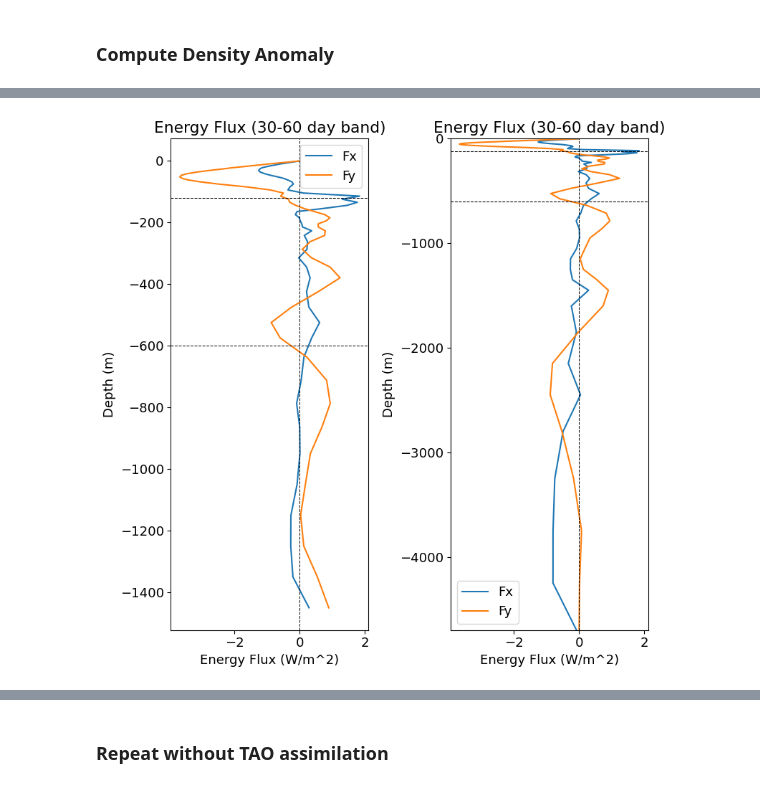
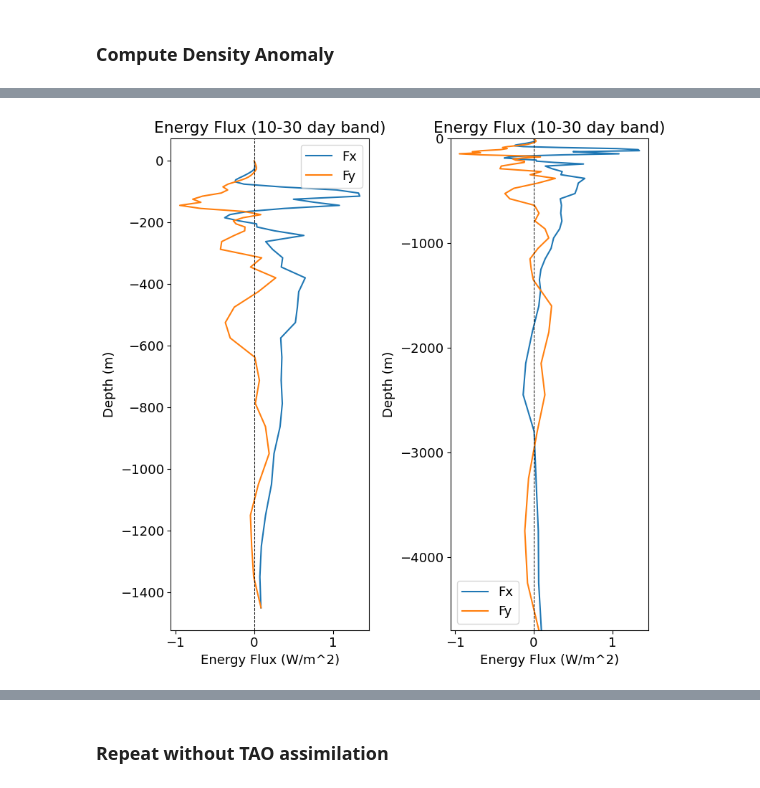
Before and after one commit to eldavenport/yanai-waves, a Jupyter notebook: tpose_wave_energy_flux_highfreq.ipynb, the cells around one changed output, grey strips where cells are left out. Cells and saved outputs as stored; diff of their text form; code cells hidden in the pictures.

```diff
--- a/tpose_wave_energy_flux_highfreq.ipynb
+++ b/tpose_wave_energy_flux_highfreq.ipynb
@@ -8,7 +8,7 @@ client
 # %% [markdown]
 ### Load MITgcm Output from Assimilations
 # %%
-foldername = '/home/edavenport/analysis/yannai-waves/energy_flux/'
+foldername = '/home/edavenport/analysis/yannai-waves/with_spring_2013/energy_flux/'
 # %%
 import matplotlib.pyplot as plt
 plt.rcParams['font.size'] = 13
@@ -171,0 +173,18 @@ w_prime = wvel_bandpass - wvel_bandpass.mean(dim="time")
+# %%
+temp = rho.copy(deep=True)
+temp.data = p_prime_bandpass
+p_prime_bandpass = temp
+
+temp = ds_tpose_TAO.UVEL.sel(XG=lon,YC=0.0,method='nearest').copy(deep=True)
+temp.data = uvel_prime
+uvel_prime = temp
+
+temp = ds_tpose_TAO.VVEL.sel(XC=lon,YG=0.0,method='nearest').copy(deep=True)
+temp.data = vvel_prime
+vvel_prime = temp
+
+temp = ds_tpose_TAO.WVEL.sel(XC=lon,YC=0.0,method='nearest').copy(deep=True)
+temp.data = wvel_prime
+wvel_prime = temp
+
+p_prime = p_prime_bandpass.where(ds_tpose_TAO.maskC.sel(XC=lon,YC=0.0,method='nearest'))
@@ -172,2 +196,9 @@ w_prime = wvel_bandpass - wvel_bandpass.mean(dim="time")
+# %%
+import xgcm
+grid = xgcm.Grid(ds_tpose_TAO, periodic=['X','Y'])
+w_prime_interp = grid.interp(wvel_prime, 'Z', boundary='fill')
+Fx = (p_prime * uvel_prime).mean(dim="time")
+Fy = (p_prime * vvel_prime).mean(dim="time")
+Fz = (p_prime * w_prime_interp).mean(dim="time")
 # %%
 levels = np.linspace(-0.3,0.3,50)
@@ -193,7 +213,0 @@ w_prime.plot.contourf(y='Zl',cmap=cmo.balance,levels=50)
-# %%
-import xgcm
-grid = xgcm.Grid(ds_tpose_TAO, periodic=['X','Y'])
-w_prime_interp = grid.interp(w_prime, 'Z', boundary='fill')
-Fx = (p_prime * u_prime).mean(dim="time")
-Fy = (p_prime * v_prime).mean(dim="time")
-Fz = (p_prime * w_prime_interp).mean(dim="time")
@@ -204,32 +214,26 @@ Fx
 # %%
 fig, ax = plt.subplots(figsize=(8,8),ncols=2)
 
 Fx.sel(Z=slice(0,-1500)).plot(ax=ax[0],y='Z',label='Fx')
 Fy.sel(Z=slice(0,-1500)).plot(ax=ax[0],y='Z',label='Fy')
-# Fz.plot(ax=ax,y='Z',label='Fz')
 ax[0].legend()
-ax[0].set_title('Energy Flux (30-60 day band)')
+ax[0].set_title('Energy Flux (10-30 day band)')
 ax[0].set_xlabel('Energy Flux (W/m^2)')
 ax[0].set_ylabel('Depth (m)')
-ax[0].axhline(-120,color='k',ls='--',lw=0.75)
-ax[0].axhline(-600,color='k',ls='--',lw=0.75)
 ax[0].axvline(0,color='k',ls='--',lw=0.75)
 
 Fx.plot(ax=ax[1],y='Z',label='Fx')
 Fy.plot(ax=ax[1],y='Z',label='Fy')
-# Fz.plot(ax=ax,y='Z',label='Fz')
 ax[1].legend()
-ax[1].set_title('Energy Flux (30-60 day band)')
+ax[1].set_title('Energy Flux (10-30 day band)')
 ax[1].set_xlabel('Energy Flux (W/m^2)')
 ax[1].set_ylabel('Depth (m)')
-ax[1].axhline(-120,color='k',ls='--',lw=0.75)
-ax[1].axhline(-600,color='k',ls='--',lw=0.75)
 ax[1].axvline(0,color='k',ls='--',lw=0.75)
 ax[1].set_ylim(-4700,0)
 plt.tight_layout()
 fig.savefig(foldername + 'energy_flux_profiles_highfreq_' + lon_str + '.png',dpi=300)
 # %% [output]
-[figure, old version]
+[figure, new version]
 # %%
 fig, ax = plt.subplots(figsize=(8,8),ncols=2)
 
```
Also changed, not shown: parts of 31 cells of this notebook, 58 other files.
